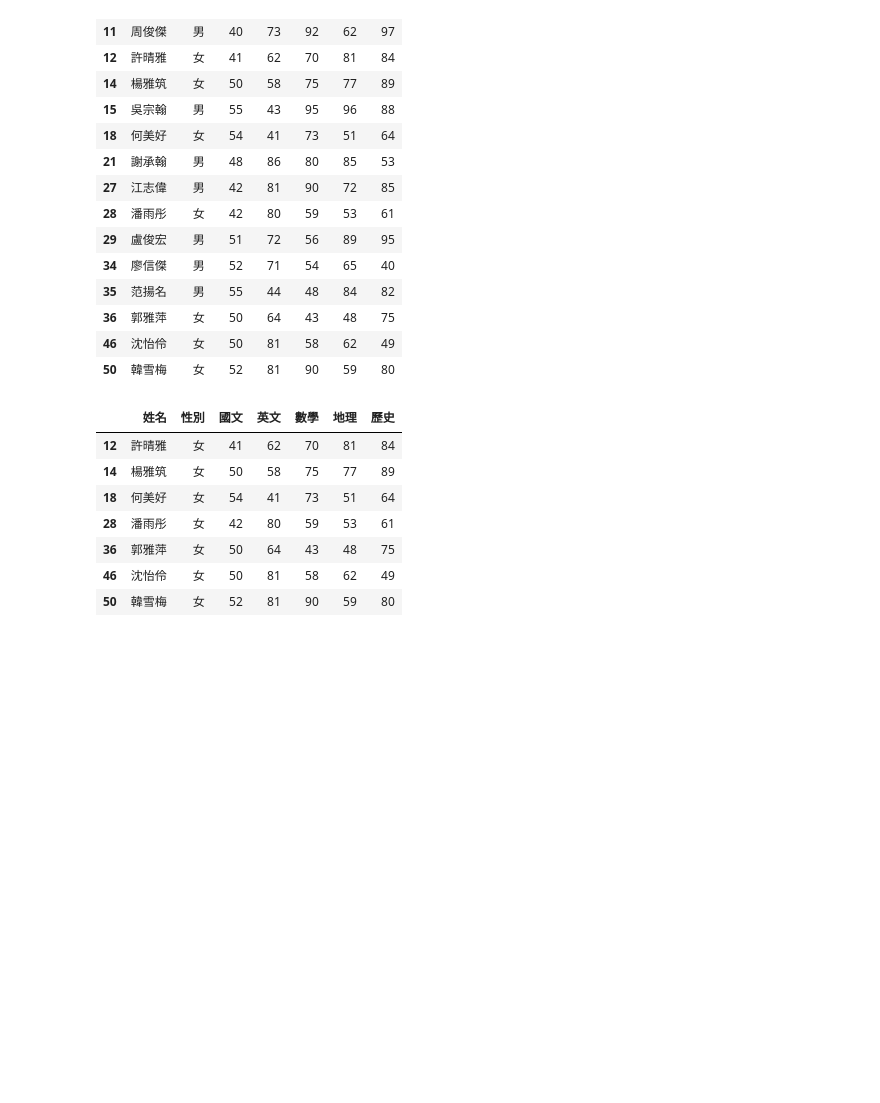
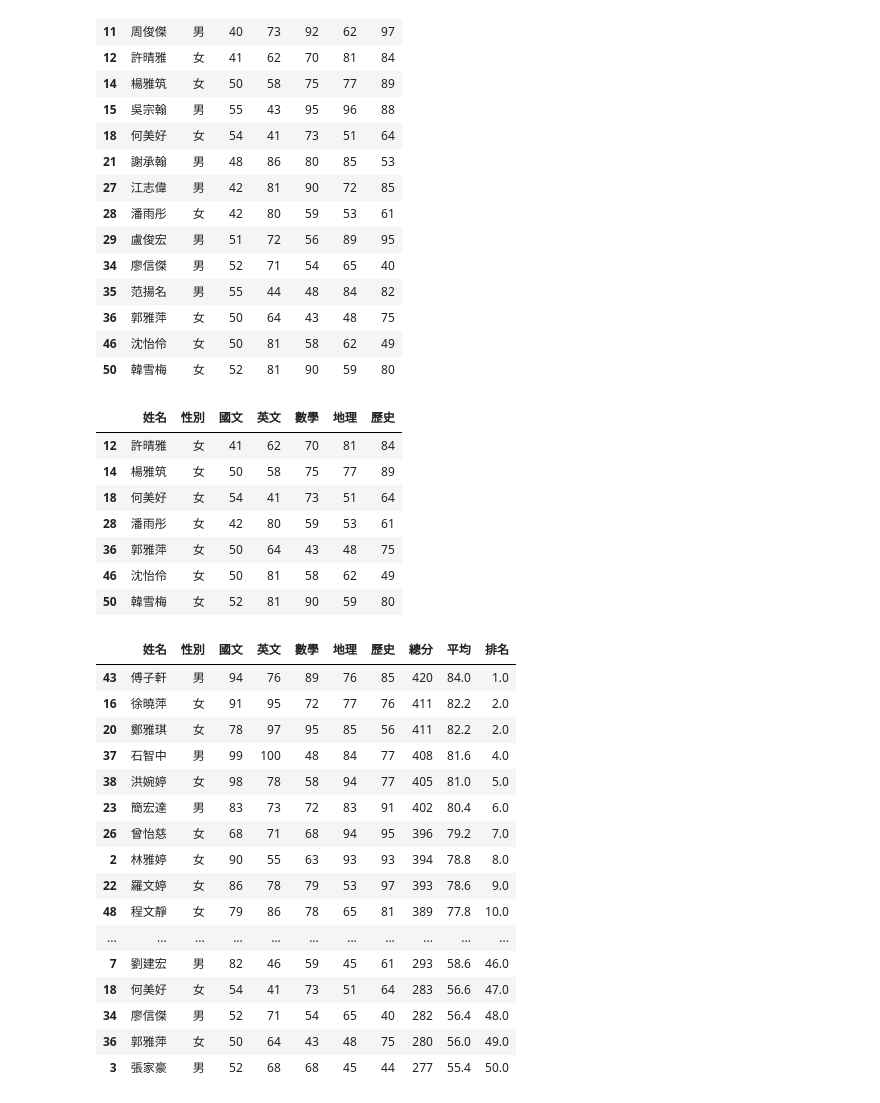
Before and after one commit to joylin1211/Python_Project, a Jupyter notebook: 0718/practice1.ipynb, the cells around one changed output. Drawn from its saved outputs; the diff is of its cells as text; code cells hidden in the pictures; blank space fills up the shorter version.

```diff
--- a/0718/practice1.ipynb
+++ b/0718/practice1.ipynb
@@ -61,3 +61,26 @@ scores_df.query("性別 == '女' and 國文 < 60 ")
 | 36 | 郭雅萍 | 女 | 50 | 64 | 43 | 48 | 75 |
 | 46 | 沈怡伶 | 女 | 50 | 81 | 58 | 62 | 49 |
 | 50 | 韓雪梅 | 女 | 52 | 81 | 90 | 59 | 80 |
+# %%
+scores_df["總分"] = scores_df[['國文', '英文', '數學', '地理', '歷史']].sum(axis=1)
+scores_df["平均"] = scores_df[['國文', '英文', '數學', '地理', '歷史']].mean(axis=1)
+scores_df["排名"] = scores_df["總分"].rank(ascending=False,method='min')
+scores_df.sort_values(by='排名')
+# %% [output]
+|  | 姓名 | 性別 | 國文 | 英文 | 數學 | 地理 | 歷史 | 總分 | 平均 | 排名 |
+| 43 | 傅子軒 | 男 | 94 | 76 | 89 | 76 | 85 | 420 | 84.0 | 1.0 |
+| 16 | 徐曉萍 | 女 | 91 | 95 | 72 | 77 | 76 | 411 | 82.2 | 2.0 |
+| 20 | 鄭雅琪 | 女 | 78 | 97 | 95 | 85 | 56 | 411 | 82.2 | 2.0 |
+| 37 | 石智中 | 男 | 99 | 100 | 48 | 84 | 77 | 408 | 81.6 | 4.0 |
+| 38 | 洪婉婷 | 女 | 98 | 78 | 58 | 94 | 77 | 405 | 81.0 | 5.0 |
+| 23 | 簡宏達 | 男 | 83 | 73 | 72 | 83 | 91 | 402 | 80.4 | 6.0 |
+| 26 | 曾怡慈 | 女 | 68 | 71 | 68 | 94 | 95 | 396 | 79.2 | 7.0 |
+| 2 | 林雅婷 | 女 | 90 | 55 | 63 | 93 | 93 | 394 | 78.8 | 8.0 |
+| 22 | 羅文婷 | 女 | 86 | 78 | 79 | 53 | 97 | 393 | 78.6 | 9.0 |
+| 48 | 程文靜 | 女 | 79 | 86 | 78 | 65 | 81 | 389 | 77.8 | 10.0 |
+| ... | ... | ... | ... | ... | ... | ... | ... | ... | ... | ... |
+| 7 | 劉建宏 | 男 | 82 | 46 | 59 | 45 | 61 | 293 | 58.6 | 46.0 |
+| 18 | 何美好 | 女 | 54 | 41 | 73 | 51 | 64 | 283 | 56.6 | 47.0 |
+| 34 | 廖信傑 | 男 | 52 | 71 | 54 | 65 | 40 | 282 | 56.4 | 48.0 |
+| 36 | 郭雅萍 | 女 | 50 | 64 | 43 | 48 | 75 | 280 | 56.0 | 49.0 |
+| 3 | 張家豪 | 男 | 52 | 68 | 68 | 45 | 44 | 277 | 55.4 | 50.0 |
```
Also changed, not shown: parts of 2 cells of this notebook, 1 other file.
